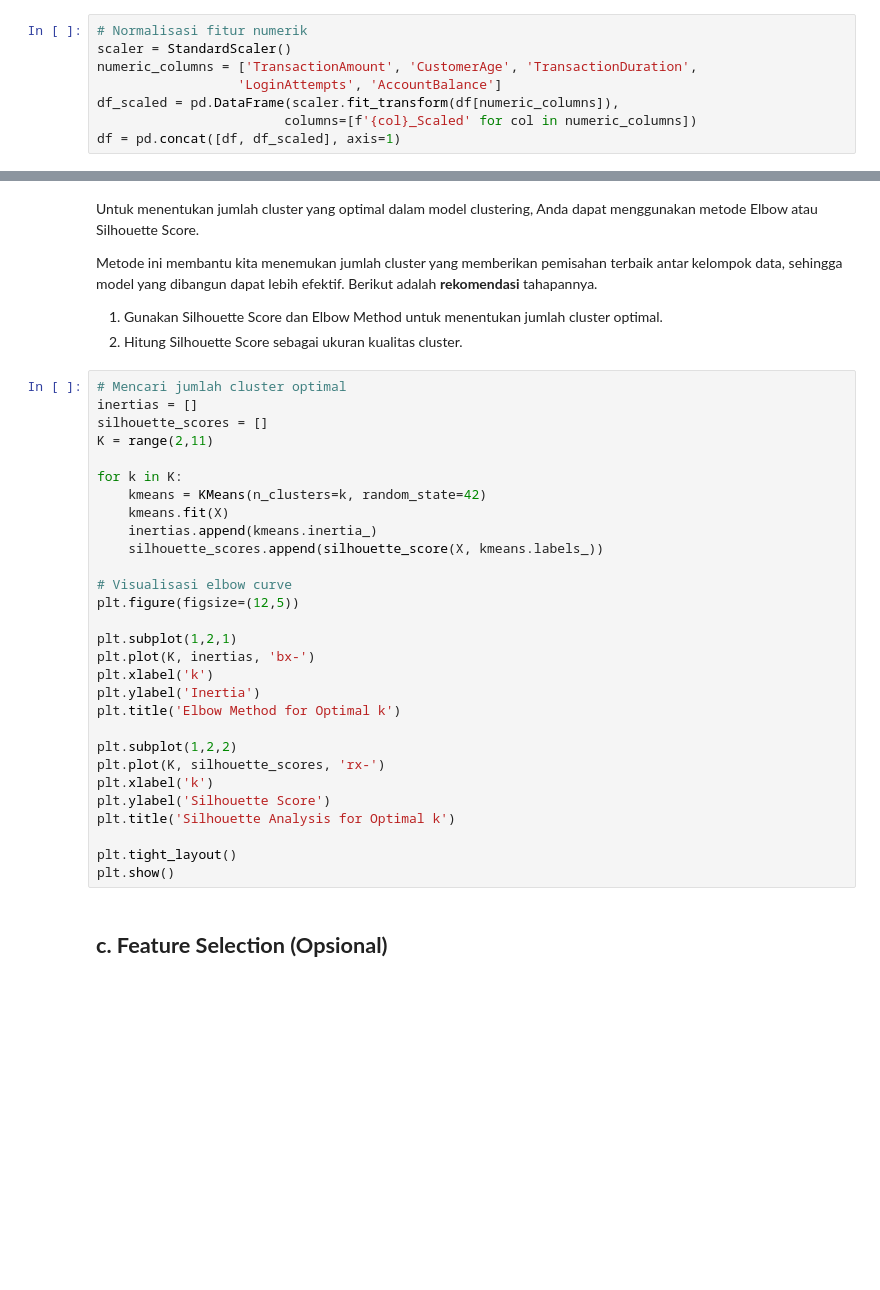
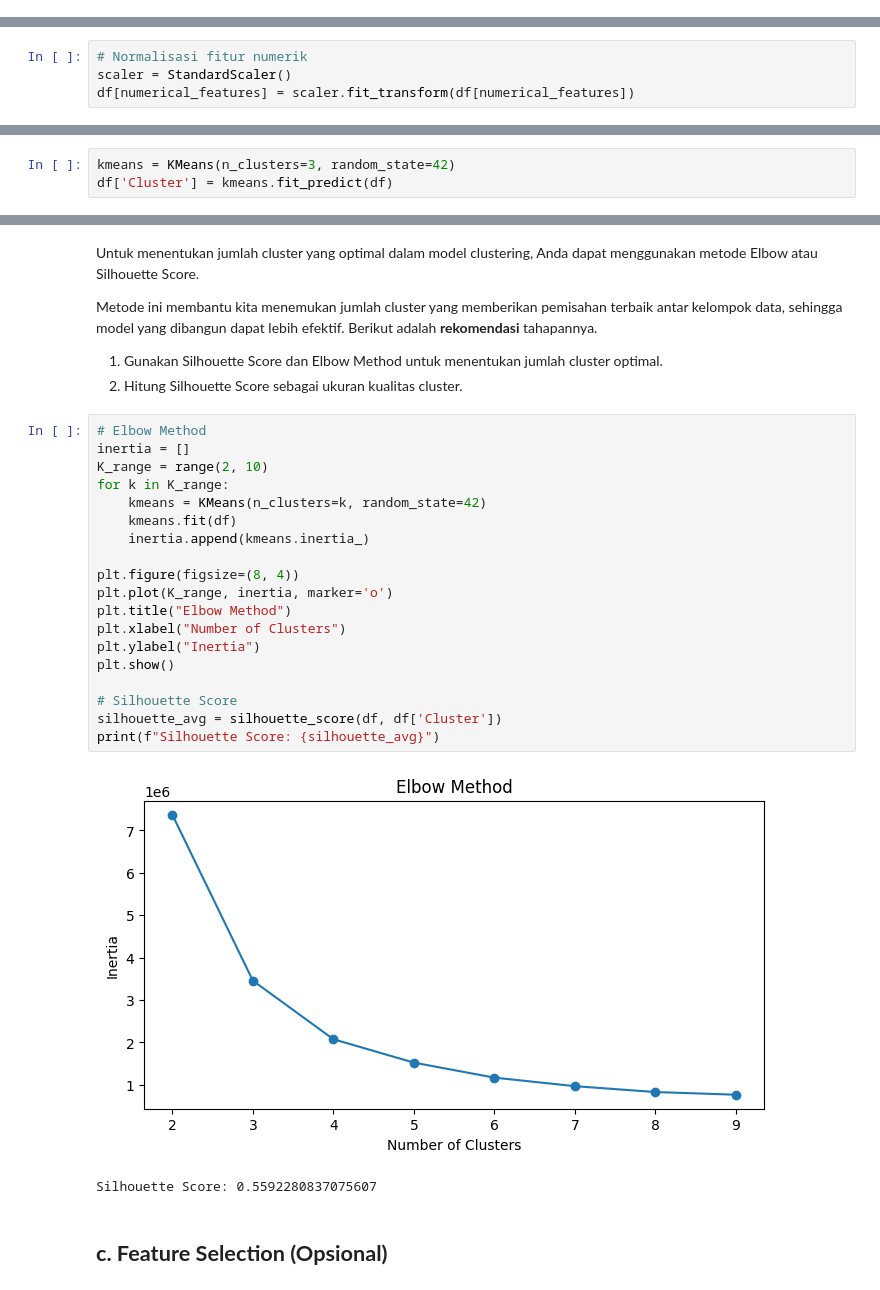
Before and after one commit to FendyDeveloper/Bank-Transaction-Dataset-for-Fraud-Detection, a Jupyter notebook: [Clustering]_Submission_Akhir_BMLP_Fendy Rahmat.ipynb, the cells around one changed output, grey strips where cells are left out. Saved outputs shown, nothing was run; the diff lists cells and outputs as text; blank space fills up the shorter version.

```diff
--- a/[Clustering]_Submission_Akhir_BMLP_Fendy Rahmat.ipynb
+++ b/[Clustering]_Submission_Akhir_BMLP_Fendy Rahmat.ipynb
@@ -273,8 +274,0 @@ memory usage: 314.1+ KB
-# %%
-# Normalisasi fitur numerik
-scaler = StandardScaler()
-numeric_columns = ['TransactionAmount', 'CustomerAge', 'TransactionDuration',
-                  'LoginAttempts', 'AccountBalance']
-df_scaled = pd.DataFrame(scaler.fit_transform(df[numeric_columns]),
-                        columns=[f'{col}_Scaled' for col in numeric_columns])
-df = pd.concat([df, df_scaled], axis=1)
@@ -294 +275,5 @@ X = df[features_for_clustering]
+# %%
+# Normalisasi fitur numerik
+scaler = StandardScaler()
+df[numerical_features] = scaler.fit_transform(df[numerical_features])
 # %%
@@ -322,3 +316,6 @@ Pada tahap ini, Anda membangun model clustering dengan memilih algoritma yang se
+# %%
+kmeans = KMeans(n_clusters=3, random_state=42)
+df['Cluster'] = kmeans.fit_predict(df)
 # %% [markdown]
 ## **b. Evaluasi Model Clustering**
 # %% [markdown]
@@ -327,35 +324,28 @@ Untuk menentukan jumlah cluster yang optimal dalam model clustering, Anda dapat
 Metode ini membantu kita menemukan jumlah cluster yang memberikan pemisahan terbaik antar kelompok data, sehingga model yang dibangun dapat lebih efektif. Berikut adalah **rekomendasi** tahapannya.
 1. Gunakan Silhouette Score dan Elbow Method untuk menentukan jumlah cluster optimal.
 2. Hitung Silhouette Score sebagai ukuran kualitas cluster.
-# %%
-# Mencari jumlah cluster optimal
-inertias = []
-silhouette_scores = []
-K = range(2,11)
-
-for k in K:
-    kmeans = KMeans(n_clusters=k, random_state=42)
-    kmeans.fit(X)
-    inertias.append(kmeans.inertia_)
-    silhouette_scores.append(silhouette_score(X, kmeans.labels_))
-
-# Visualisasi elbow curve
-plt.figure(figsize=(12,5))
-
-plt.subplot(1,2,1)
-plt.plot(K, inertias, 'bx-')
-plt.xlabel('k')
-plt.ylabel('Inertia')
-plt.title('Elbow Method for Optimal k')
-
-plt.subplot(1,2,2)
-plt.plot(K, silhouette_scores, 'rx-')
-plt.xlabel('k')
-plt.ylabel('Silhouette Score')
-plt.title('Silhouette Analysis for Optimal k')
-
-plt.tight_layout()
-plt.show()
+# %%
+# Elbow Method
+inertia = []
+K_range = range(2, 10)
+for k in K_range:
+    kmeans = KMeans(n_clusters=k, random_state=42)
+    kmeans.fit(df)
+    inertia.append(kmeans.inertia_)
+
+plt.figure(figsize=(8, 4))
+plt.plot(K_range, inertia, marker='o')
+plt.title("Elbow Method")
+plt.xlabel("Number of Clusters")
+plt.ylabel("Inertia")
+plt.show()
+
+# Silhouette Score
+silhouette_avg = silhouette_score(df, df['Cluster'])
+print(f"Silhouette Score: {silhouette_avg}")
+# %% [output]
+[figure, added]
+Silhouette Score: 0.5592280837075607
 # %% [markdown]
 ## **c. Feature Selection (Opsional)**
 # %% [markdown]
```
Also changed, not shown: parts of 21 cells of this notebook.
